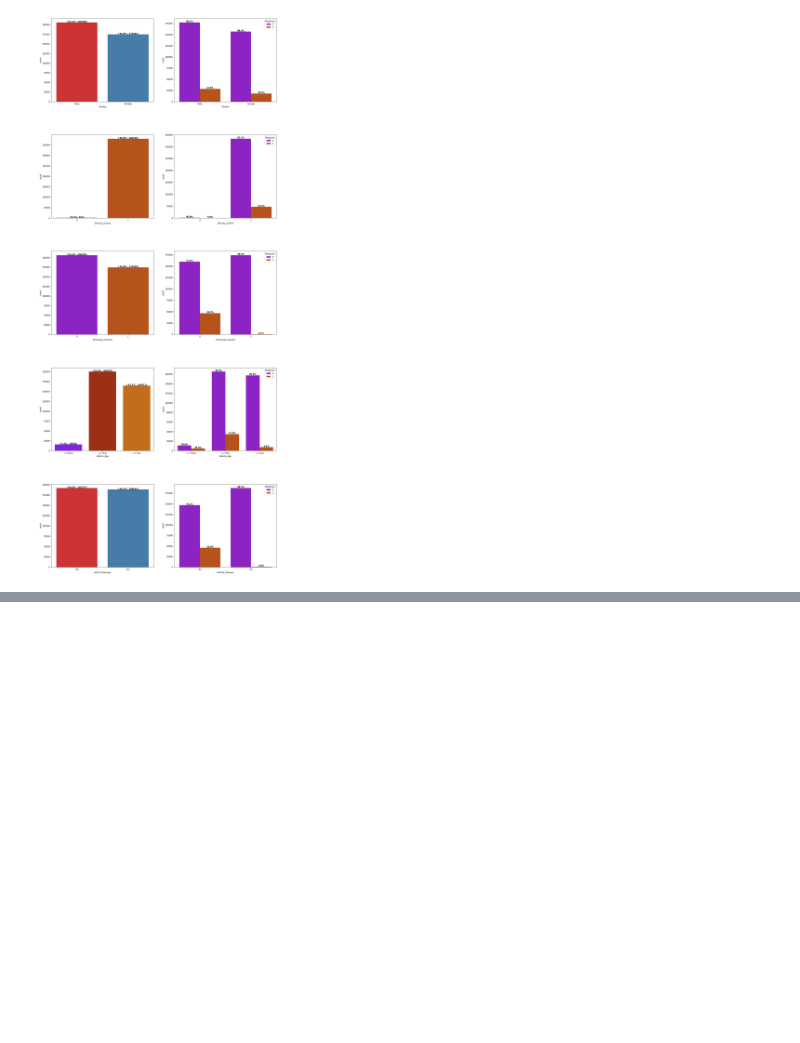
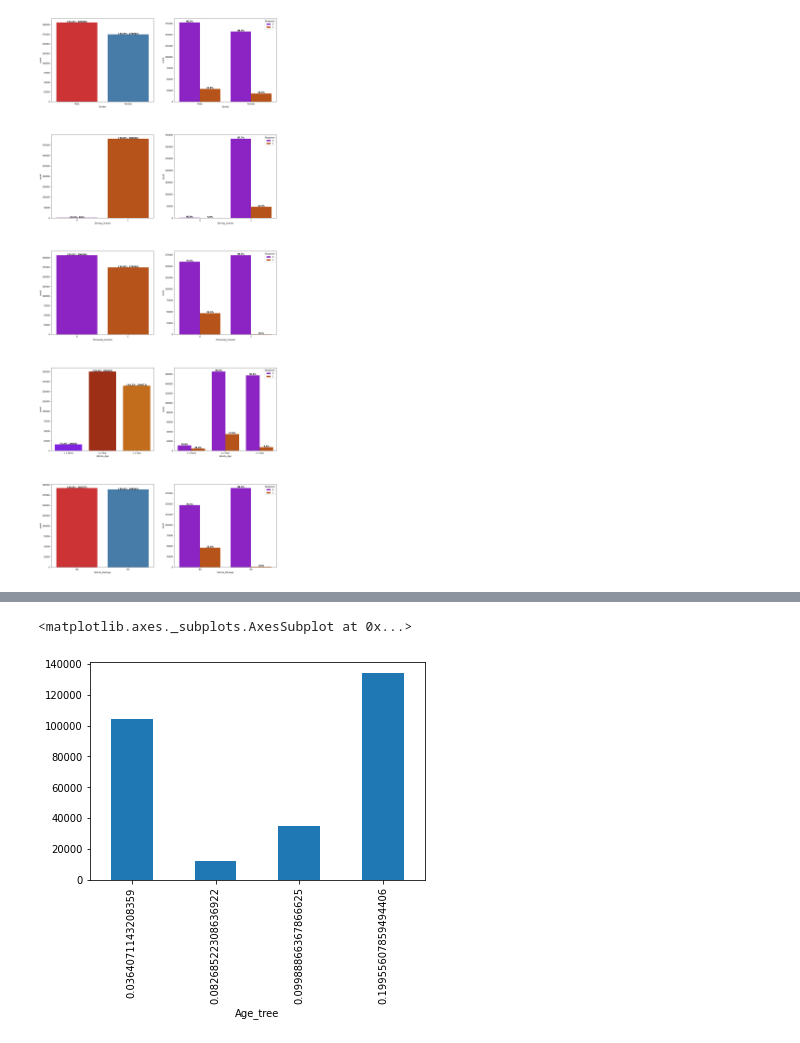
Before and after one commit to agrawalkunal2/insurance-cross_sell, a Jupyter notebook: HEALTH_INSURANCE_CROSS_SELL_PREDICTION.ipynb, the cells around one changed output, grey strips where cells are left out. Cells and saved outputs as stored; diff of their text form; code cells hidden in the pictures; blank space fills up the shorter version.

```diff
--- a/HEALTH_INSURANCE_CROSS_SELL_PREDICTION.ipynb
+++ b/HEALTH_INSURANCE_CROSS_SELL_PREDICTION.ipynb
@@ -324,0 +498,11 @@ with_hue(data,"Vehicle_Damage",e2)
+# %%
+# splitting the data into train and test so that we can fit them into a Decision Tree
+X = data.loc[:,["Age","Annual_Premium","Response"]]
+y = data.loc[:,["Response"]]
+# %%
+x_train,x_test,y_train,y_test = train_test_split(X,y,test_size = 0.25 ,random_state = 2)
+# %%
+# Age Column
+#v Fitting the Decision Tree
+dtree=DecisionTreeClassifier(max_depth=2)
+dtree.fit(x_train.Age.to_frame(),y_train)
@@ -324,0 +516,3 @@ with_hue(data,"Vehicle_Damage",e2)
+# %%
+## Calculating the probability
+x_train['Age_tree']=dtree.predict_proba(x_train.Age.to_frame())[:,1]
@@ -324,0 +528,6 @@ with_hue(data,"Vehicle_Damage",e2)
+# %%
+# checking the no of customer per bin
+x_train.groupby('Age_tree')['Response'].count().plot.bar()
+# %% [output]
+<matplotlib.axes._subplots.AxesSubplot at 0x...>
+[figure, added]
```
Also changed, not shown: parts of 53 cells of this notebook.
